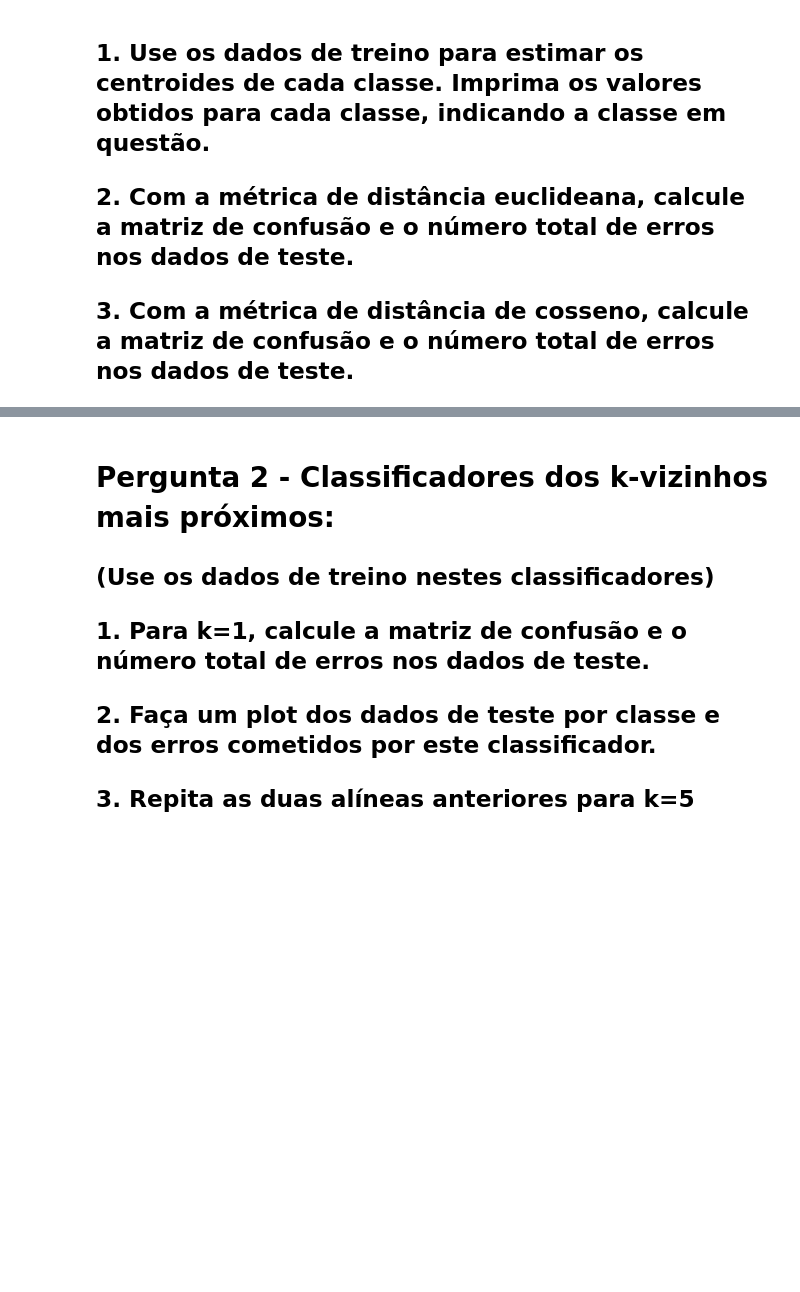
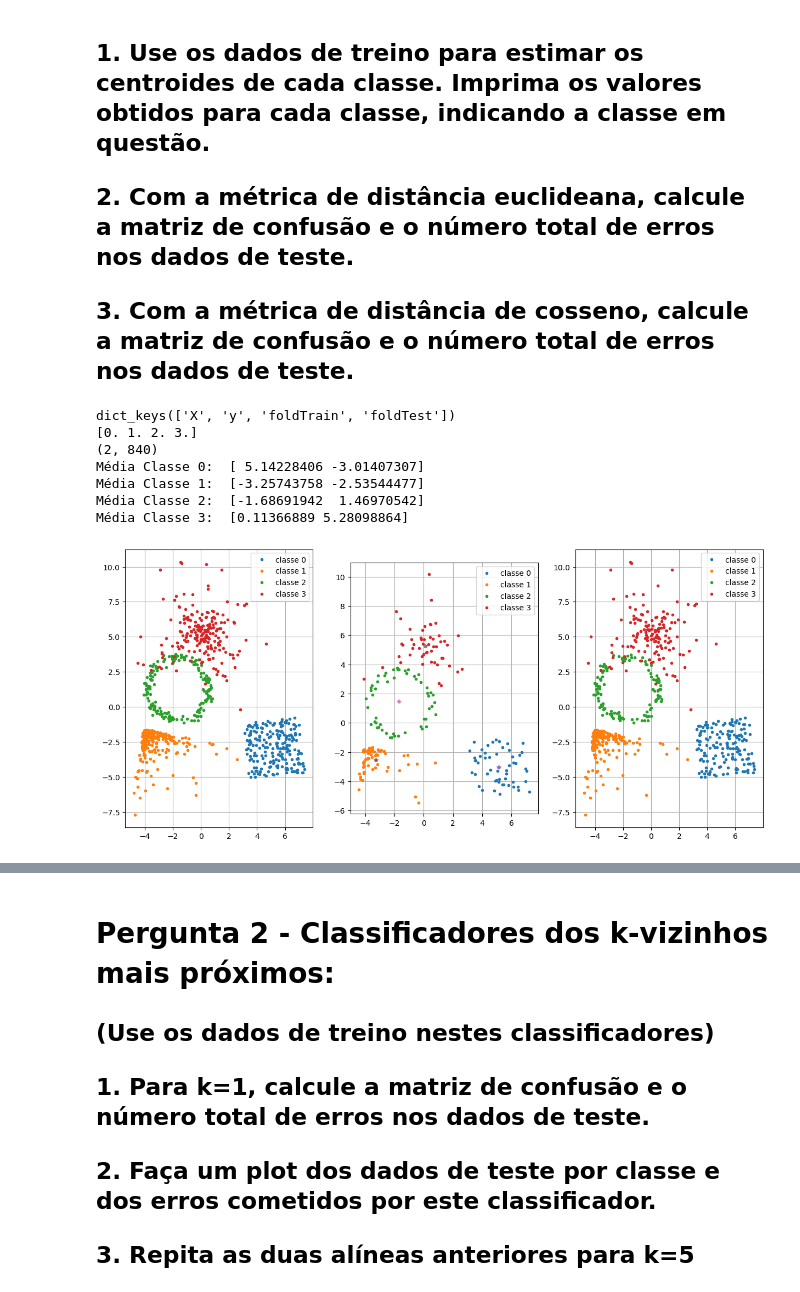
Before and after one commit to AnaSofOliveira/AA-22-23, a Jupyter notebook: _old/Laboratorios/Lab2/progsLab2.ipynb, the cells around one changed output, grey strips where cells are left out. Saved outputs shown, nothing was run; the diff lists cells and outputs as text; code cells hidden in the pictures; blank space fills up the shorter version.

Commit message:
laboratorio 2

```diff
--- a/_old/Laboratorios/Lab2/progsLab2.ipynb
+++ b/_old/Laboratorios/Lab2/progsLab2.ipynb
@@ -31,3 +31,82 @@
 ## 1. Use os dados de treino para estimar os centroides de cada classe. Imprima os valores obtidos para cada classe, indicando a classe em questão.
 ## 2. Com a métrica de distância euclideana, calcule a matriz de confusão e o número total de erros nos dados de teste.
 ## 3. Com a métrica de distância de cosseno, calcule a matriz de confusão e o número total de erros nos dados de teste.
+# %%
+import pickle
+import numpy as np
+import matplotlib.pyplot as plt
+
+from sklearn.metrics import confusion_matrix
+
+from sklearn.neighbors import KNeighborsClassifier
+
+fN = '/Users/anaso/Documents/AA/AA-22-23/_old/Laboratorios/Lab2/Lab2Data.p'
+D = pickle.load(open(fN, 'rb'))
+
+print(D.keys())
+
+X = D['X']
+y = D['y']
+
+print(np.unique(y))
+print(X.shape)
+train = D['foldTrain']
+test = D['foldTest']
+
+X_treino = X[:, train]
+y_treino = y[train]
+X_teste = X[:, test]
+y_teste = y[test]
+
+m0 = np.mean(X_treino[:, y_treino==0], axis=1)
+m1 = np.mean(X_treino[:, y_treino==1], axis=1)
+m2 = np.mean(X_treino[:, y_treino==2], axis=1)
+m3 = np.mean(X_treino[:, y_treino==3], axis=1)
+
+print("Média Classe 0: ", m0)
+print("Média Classe 1: ", m1)
+print("Média Classe 2: ", m2)
+print("Média Classe 3: ", m3)
+
+plt.figure(figsize=(15, 15))
+plt.subplot(131)
+plt.plot(X[0, y==0], X[1,y==0], '.')
+plt.plot(X[0, y==1], X[1,y==1], '.')
+plt.plot(X[0, y==2], X[1,y==2], '.')
+plt.plot(X[0, y==3], X[1,y==3], '.')
+plt.legend(["classe 0", "classe 1", "classe 2", "classe 3"])
+plt.axis('scaled')
+plt.grid(True)
+
+
+plt.subplot(132)
+plt.plot(X_treino[0, y_treino==0], X_treino[1,y_treino==0], '.')
+plt.plot(X_treino[0, y_treino==1], X_treino[1,y_treino==1], '.')
+plt.plot(X_treino[0, y_treino==2], X_treino[1,y_treino==2], '.')
+plt.plot(X_treino[0, y_treino==3], X_treino[1,y_treino==3], '.')
+plt.plot(m0[0], m0[1], '*')
+plt.plot(m1[0], m1[1], '*')
+plt.plot(m2[0], m2[1], '*')
+plt.plot(m3[0], m3[1], '*')
+plt.legend(["classe 0", "classe 1", "classe 2", "classe 3"])
+plt.axis('scaled')
+plt.grid(True)
+
+
+plt.subplot(133)
+plt.plot(X_teste[0, y_teste==0], X_teste[1,y_teste==0], '.')
+plt.plot(X_teste[0, y_teste==1], X_teste[1,y_teste==1], '.')
+plt.plot(X_teste[0, y_teste==2], X_teste[1,y_teste==2], '.')
+plt.plot(X_teste[0, y_teste==3], X_teste[1,y_teste==3], '.')
+plt.legend(["classe 0", "classe 1", "classe 2", "classe 3"])
+plt.axis('scaled')
+plt.grid(True)
+# %% [output]
+dict_keys(['X', 'y', 'foldTrain', 'foldTest'])
+[0. 1. 2. 3.]
+(2, 840)
+Média Classe 0:  [ 5.14228406 -3.01407307]
+Média Classe 1:  [-3.25743758 -2.53544477]
+Média Classe 2:  [-1.68691942  1.46970542]
+Média Classe 3:  [0.11366889 5.28098864]
+[figure, added]
```
Also changed, not shown: parts of 3 cells of this notebook.
